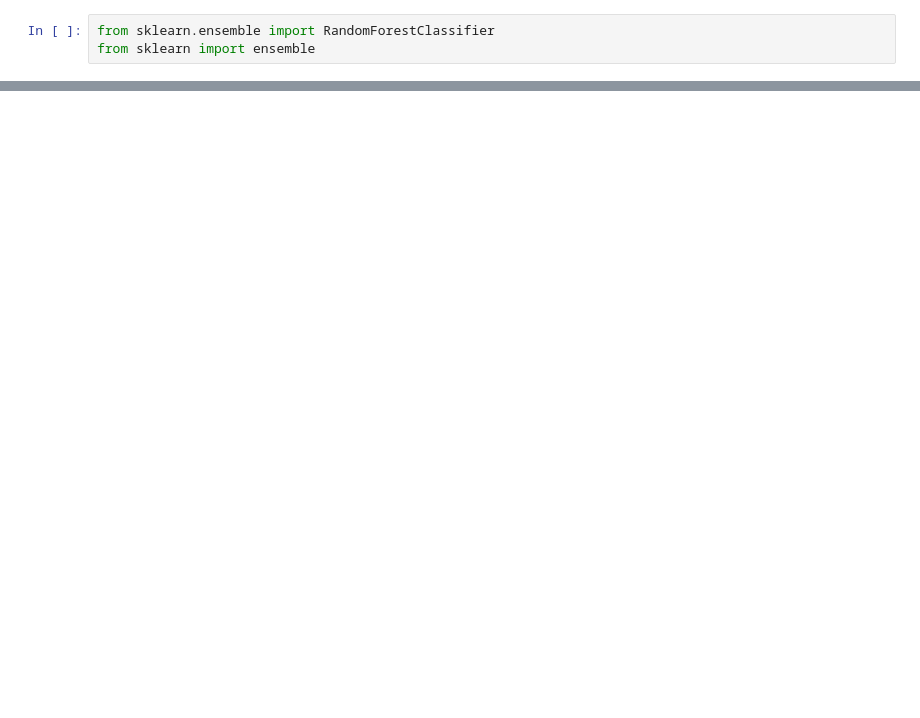
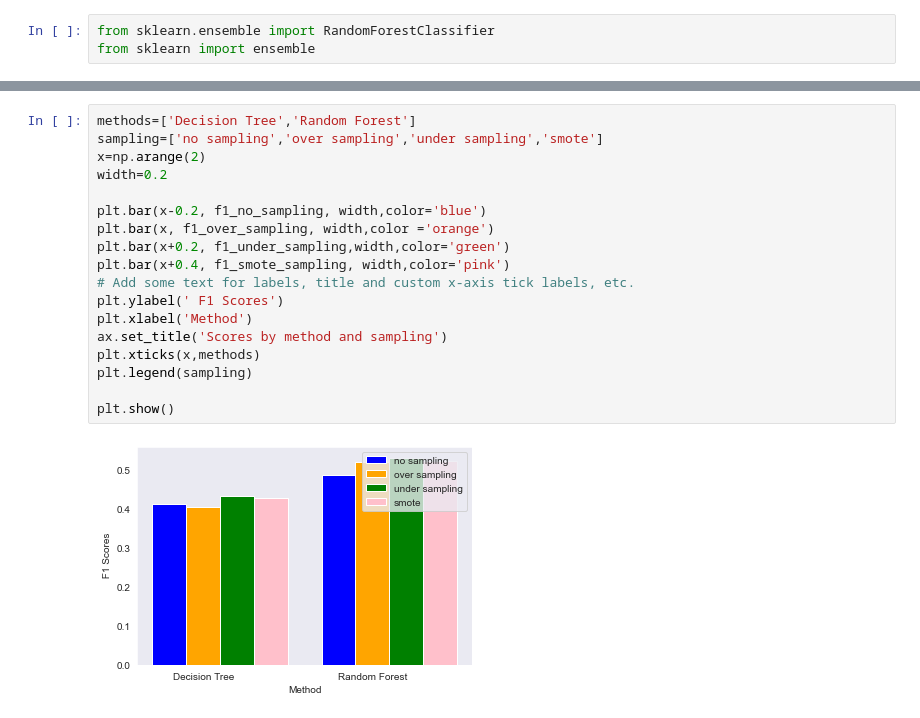
Before and after one commit to EMAT31530/ai-group-project-group-28, a Jupyter notebook: Random Forest Classifier.ipynb, the cells around one changed output, grey strips where cells are left out. Cells and saved outputs as stored; diff of their text form; blank space fills up the shorter version.

```diff
--- a/Random Forest Classifier.ipynb
+++ b/Random Forest Classifier.ipynb
@@ -175,0 +221,20 @@ plt.bar(names,rfc_nosamp_scores)
+# %%
+methods=['Decision Tree','Random Forest']
+sampling=['no sampling','over sampling','under sampling','smote']
+x=np.arange(2)
+width=0.2
+
+plt.bar(x-0.2, f1_no_sampling, width,color='blue')
+plt.bar(x, f1_over_sampling, width,color ='orange')
+plt.bar(x+0.2, f1_under_sampling,width,color='green')
+plt.bar(x+0.4, f1_smote_sampling, width,color='pink')
+# Add some text for labels, title and custom x-axis tick labels, etc.
+plt.ylabel(' F1 Scores')
+plt.xlabel('Method')
+ax.set_title('Scores by method and sampling')
+plt.xticks(x,methods)
+plt.legend(sampling)
+
+plt.show()
+# %% [output]
+[figure, added]
```
Also changed, not shown: parts of 30 cells of this notebook.
